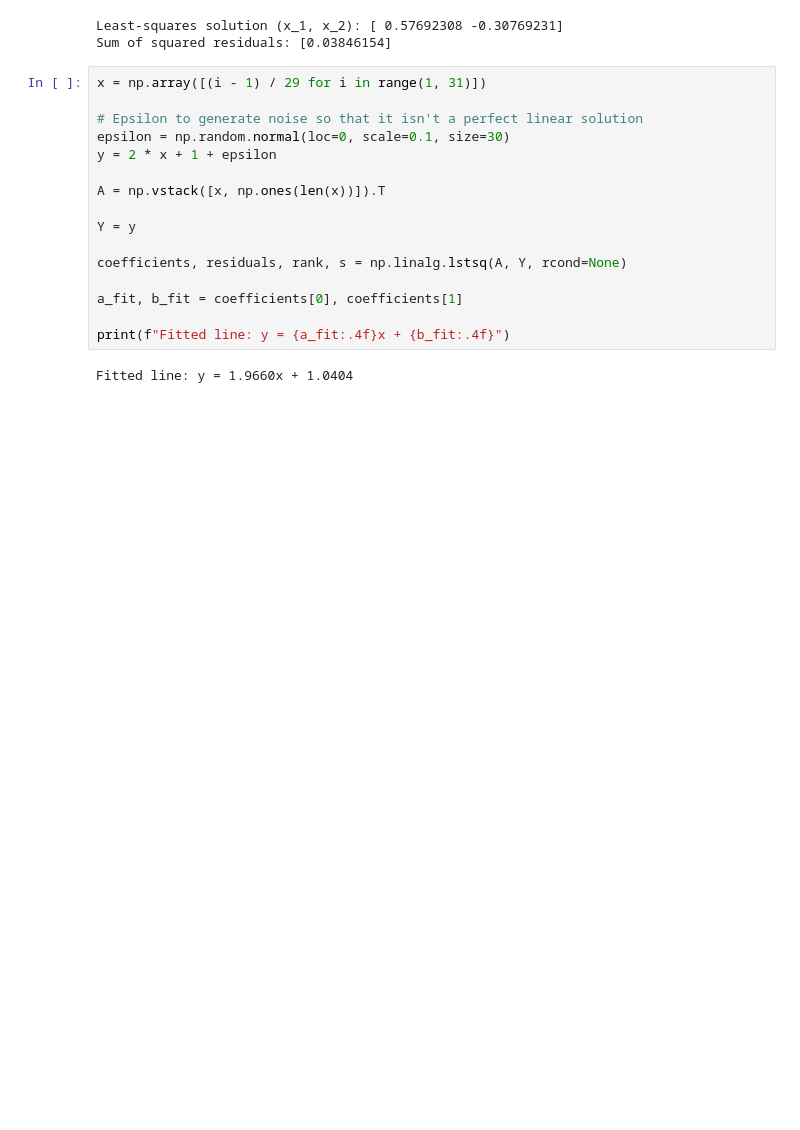
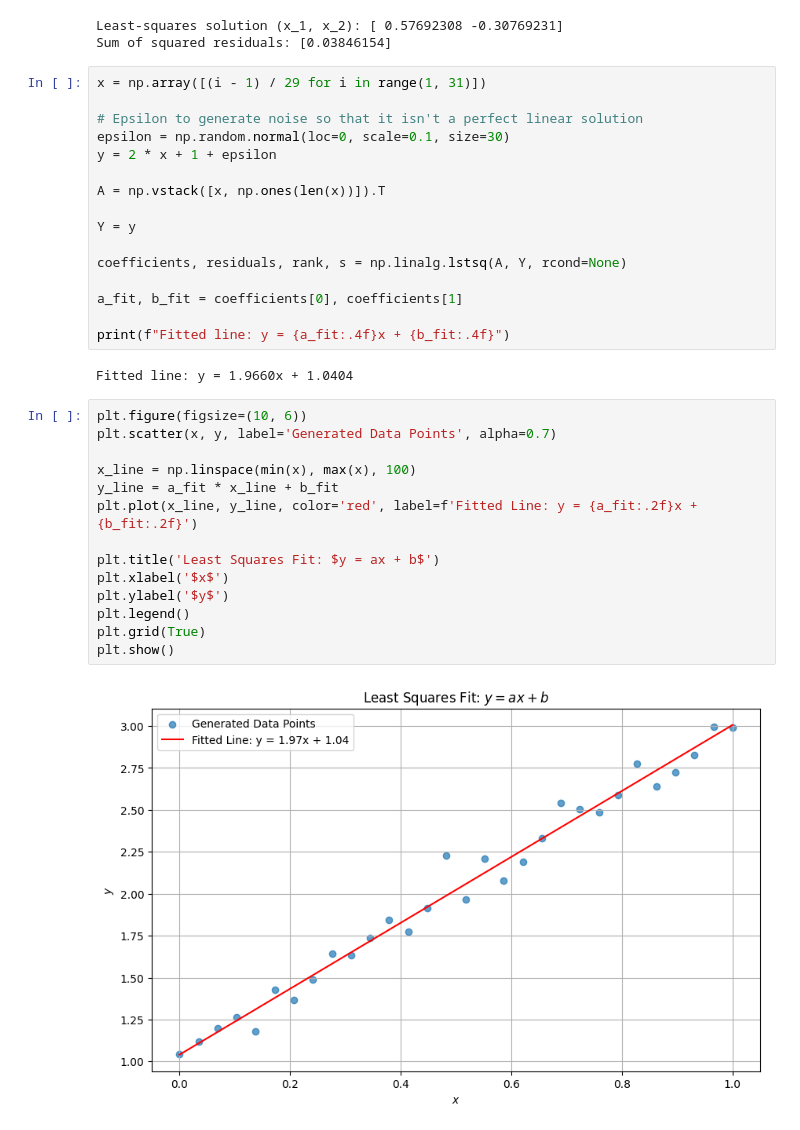
Before and after one commit to maxmartin40/MATH-5770-Code, a Jupyter notebook: Least Squares.ipynb, the cells around one changed output. Drawn from its saved outputs; the diff is of its cells as text; blank space fills up the shorter version.

Commit message:
Plot points and solution

```diff
--- a/Least Squares.ipynb
+++ b/Least Squares.ipynb
@@ -33,3 +33,19 @@ a_fit, b_fit = coefficients[0], coefficients[1]
 print(f"Fitted line: y = {a_fit:.4f}x + {b_fit:.4f}")
 # %% [output]
 Fitted line: y = 1.9660x + 1.0404
+# %%
+plt.figure(figsize=(10, 6))
+plt.scatter(x, y, label='Generated Data Points', alpha=0.7)
+
+x_line = np.linspace(min(x), max(x), 100)
+y_line = a_fit * x_line + b_fit
+plt.plot(x_line, y_line, color='red', label=f'Fitted Line: y = {a_fit:.2f}x + {b_fit:.2f}')
+
+plt.title('Least Squares Fit: $y = ax + b$')
+plt.xlabel('$x$')
+plt.ylabel('$y$')
+plt.legend()
+plt.grid(True)
+plt.show()
+# %% [output]
+[figure, added]
```
